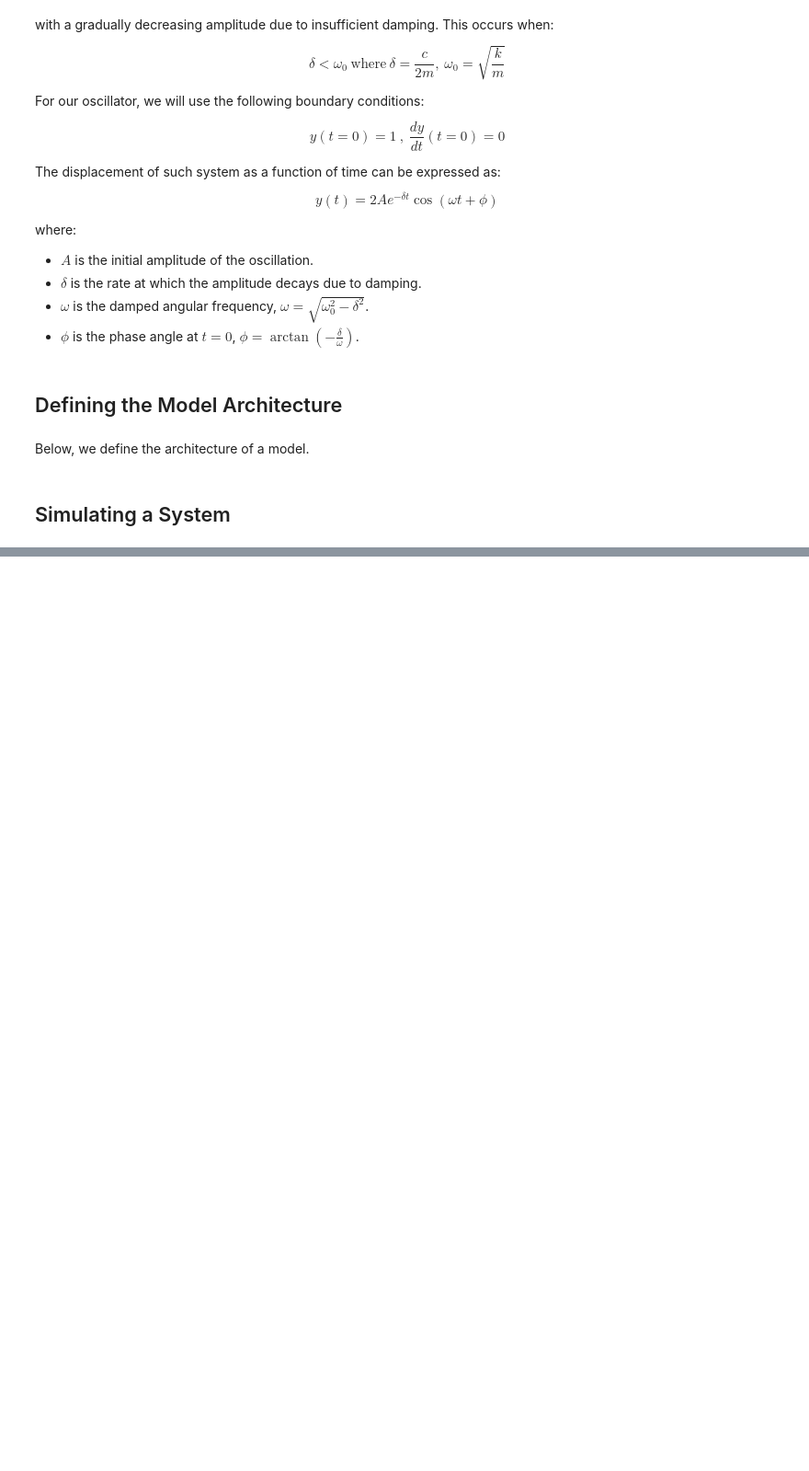
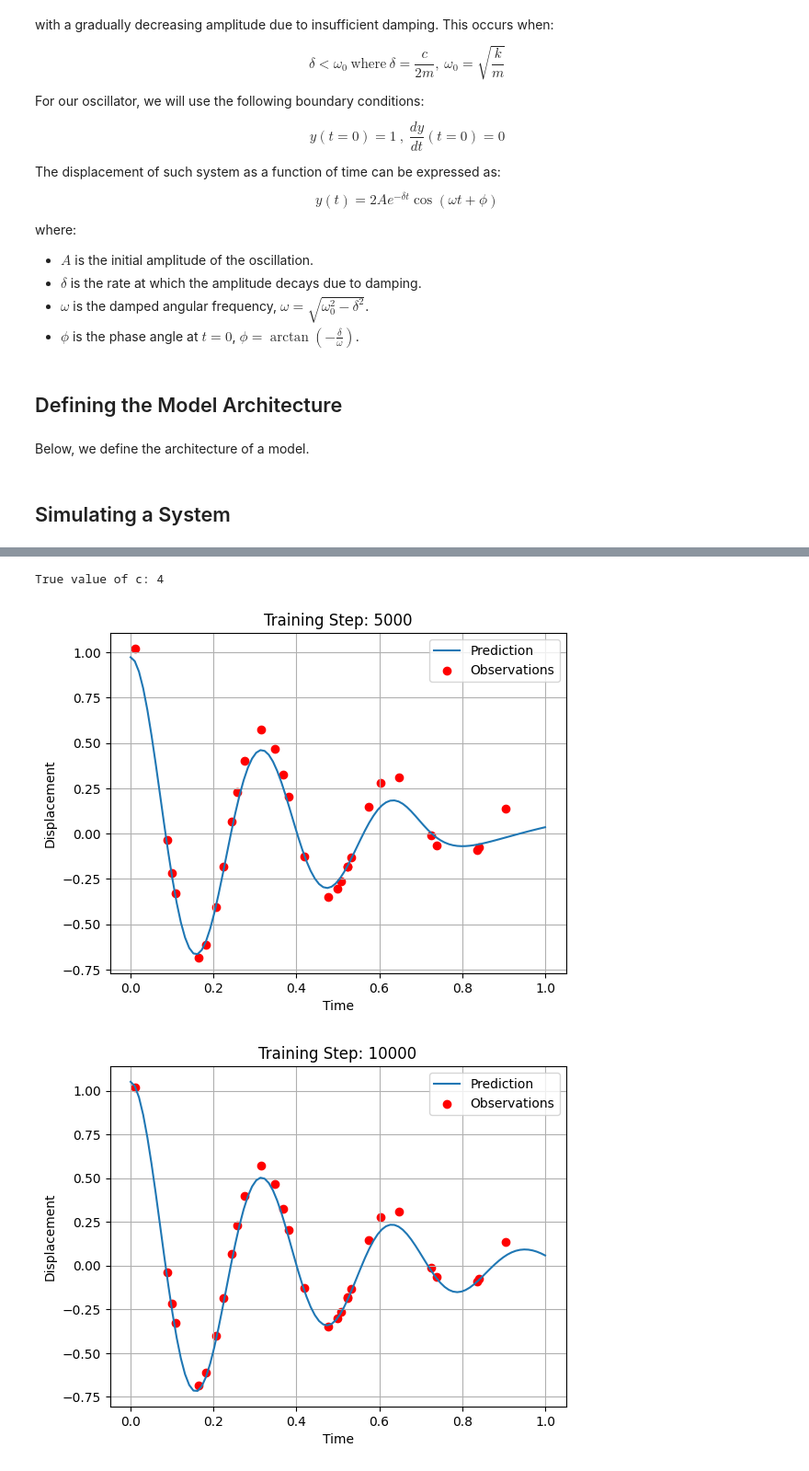
Before and after one commit to fancifulcrow/PINN, a Jupyter notebook: underdamped_harmonic_oscillator.ipynb, the cells around one changed output, grey strips where cells are left out. Shown: that part at 92% size. Saved outputs shown, nothing was run; the diff lists cells and outputs as text; code cells hidden in the pictures; blank space fills up the shorter version.

```diff
--- a/underdamped_harmonic_oscillator.ipynb
+++ b/underdamped_harmonic_oscillator.ipynb
@@ -196,0 +244,73 @@ for epoch in range(num_epochs):
+# %%
+d = 2
+w0 = 20
+m = 1
+
+k = (w0**2) * m
+print(f"True value of c: {d * 2 * m}")
+
+t_obs = np.random.uniform(0, 1, 30)
+
+true_displacement = displacement(t_obs, d, w0)
+
+# Adding noise
+noise = 0.04 * np.ones_like(true_displacement)
+y_obs = true_displacement + noise
+
+t_obs = torch.tensor(t_obs, dtype=torch.float32).view(-1,1).requires_grad_(True)
+y_obs = torch.tensor(y_obs, dtype=torch.float32).view(-1,1).requires_grad_(True)
+
+# for the physics loss
+t_physics = np.linspace(0, 1, 100)
+t_physics = torch.tensor(t_physics, dtype=torch.float32).view(-1,1).requires_grad_(True)
+
+# weighting factor
+lambda_1 = 1e4
+# %% [output]
+True value of c: 4
+# %%
+pinn = Model(1, 1, 32)
+
+# c is a learnable parameter
+c = torch.nn.Parameter(torch.zeros(1, requires_grad=True))
+
+optimiser = optim.Adam(list(pinn.parameters())+[c], lr=1e-3)
+
+# store the values of c over the epochs
+c_values = []
+
+num_training_steps = 20000
+for training_step in range(num_training_steps):
+    optimiser.zero_grad()
+
+    # Physics Loss
+    y = pinn(t_physics)
+    dy_dt = torch.autograd.grad(y, t_physics, torch.ones_like(y), create_graph=True)[0]
+    d2y_dt2 = torch.autograd.grad(dy_dt, t_physics, torch.ones_like(dy_dt), create_graph=True)[0]
+    loss_1 = torch.mean((m * d2y_dt2 + c * dy_dt + k * y)**2)
+
+    # Data Loss
+    y = pinn(t_obs)
+    loss_2 = torch.mean((y - y_obs)**2)
+
+    # Total Loss
+    loss = loss_1 + lambda_1 * loss_2
+
+    loss.backward()
+    optimiser.step()
+
+    c_values.append(c.item())
+
+    if (training_step + 1) % 5000 == 0:
+        plt.figure()
+        plt.plot(t_physics.detach().numpy(), pinn(t_physics).detach().numpy(), label="Prediction")
+        plt.scatter(t_obs.detach().numpy(), y_obs.detach().numpy(), label="Observations", color="red")
+        plt.xlabel("Time")
+        plt.ylabel("Displacement")
+        plt.title(f"Training Step: {training_step + 1}")
+        plt.legend()
+        plt.grid(True)
+        plt.show()
+# %% [output]
+[figure, added]
+[figure, added]
```
Also changed, not shown: parts of 8 cells of this notebook.
